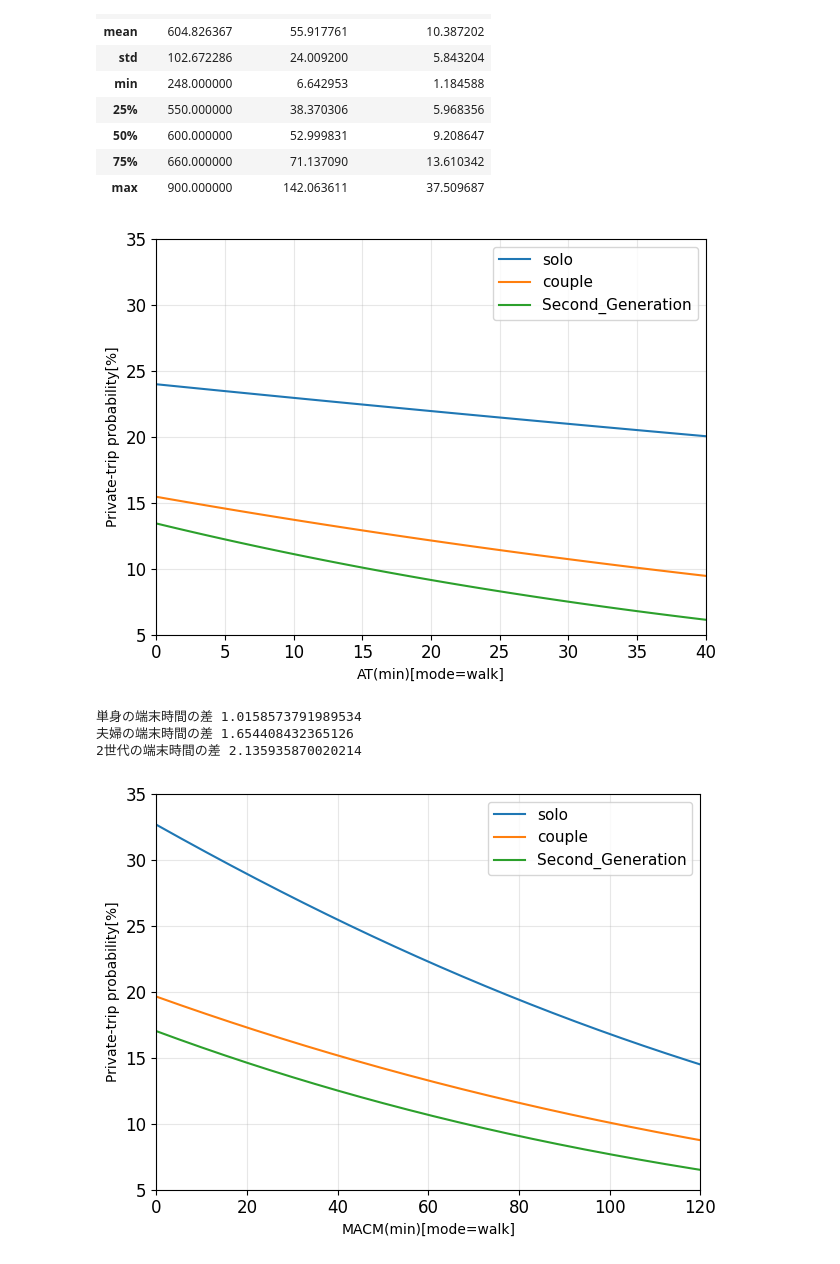
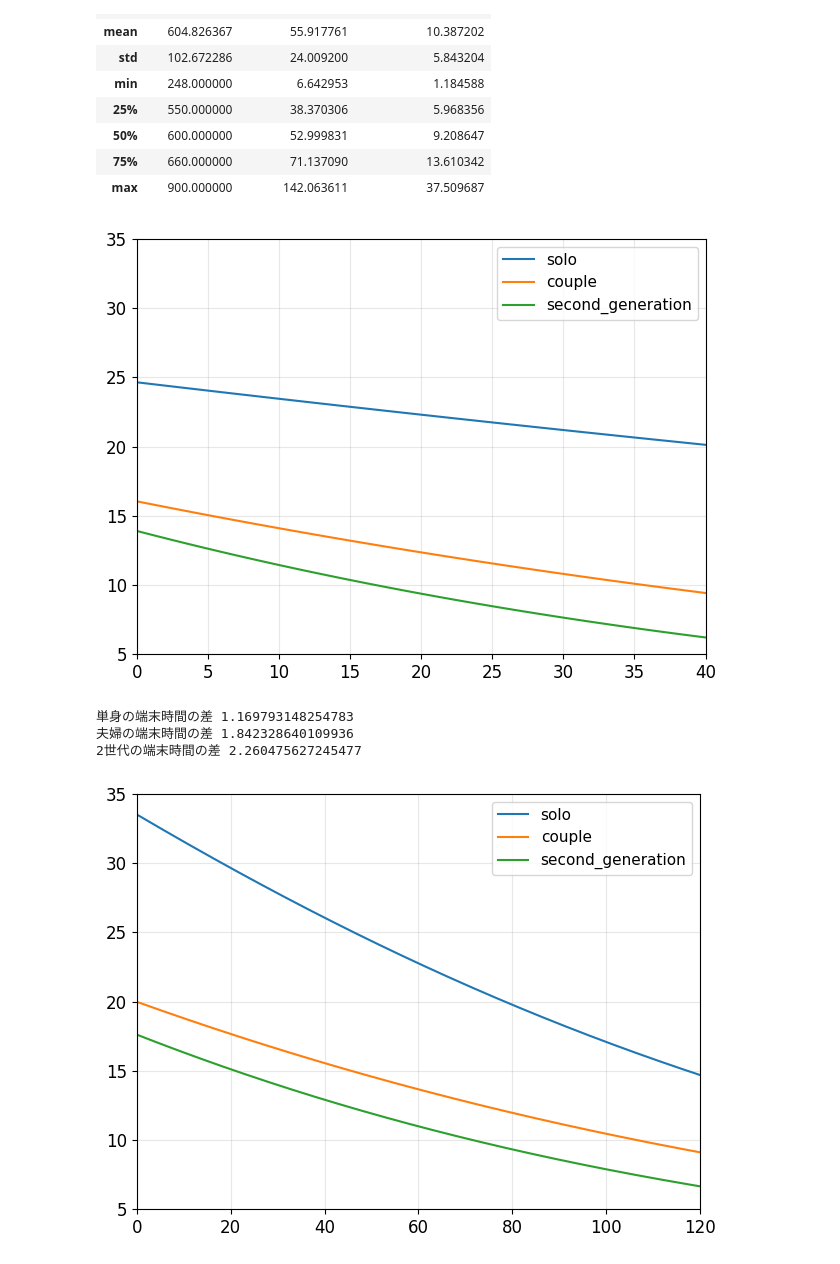
Before and after one commit to MITSUKI-cv/estimate, a Jupyter notebook: notebooks/using_model/two_choice_logit5_HHT.ipynb, the cells around one changed output. Drawn from its saved outputs; the diff is of its cells as text; code cells hidden in the pictures.

Commit message:
syou300への変更

```diff
--- a/notebooks/using_model/two_choice_logit5_HHT.ipynb
+++ b/notebooks/using_model/two_choice_logit5_HHT.ipynb
@@ -111,7 +111,7 @@ PRITRIP   = Variable("PriTrip")                 # 目的変数（0/1）
 MACM_min  = Variable("MainlineTime[m]")         # 本線（分）
 WORK_min  = Variable("WorkTime[m]")             # 就業（分）
 HHM       = Variable("HouseholdMembers(all)")   # 世帯人数
-LU        = Variable("near_area_syou")          # 駅土地利用指標
+LU        = Variable("near_area_syou300")       # 駅土地利用指標
 AT_min    = Variable("AccessTime_used[m]")      # その日の実際の端末時間（分）
 MODE      = Variable("first_transportation")    # 1:歩, 2:自転車, 4:バス, 5:車
 
@@ -214,7 +214,7 @@ PRITRIP   = Variable("PriTrip")                 # 目的変数（0/1）
 MACM_min  = Variable("MainlineTime[m]")         # 本線（分）
 WORK_min  = Variable("WorkTime[m]")             # 就業（分）
 HHM       = Variable("HouseholdMembers(all)")   # 世帯人数
-LU        = Variable("near_area_syou")          # 駅土地利用指標
+LU        = Variable("near_area_syou300")       # 駅土地利用指標
 AT_min    = Variable("AccessTime_used[m]")      # その日の実際の端末時間（分）
 MODE      = Variable("first_transportation")    # 1:歩, 2:自転車, 4:バス, 5:車
 
@@ -317,7 +317,7 @@ PRITRIP   = Variable("PriTrip")                 # 目的変数（0/1）
 MACM_min  = Variable("MainlineTime[m]")         # 本線（分）
 WORK_min  = Variable("WorkTime[m]")             # 就業（分）
 HHM       = Variable("HouseholdMembers(all)")   # 世帯人数
-LU        = Variable("near_area_syou")          # 駅土地利用指標
+LU        = Variable("near_area_syou300")       # 駅土地利用指標
 AT_min    = Variable("AccessTime_used[m]")      # その日の実際の端末時間（分）
 MODE      = Variable("first_transportation")    # 1:歩, 2:自転車, 4:バス, 5:車
 
@@ -466,12 +466,12 @@ P_SG = P_walk(beta_SG, AT)
 plt.figure()
 plt.plot(AT, P_solo*100, label="solo")
 plt.plot(AT, P_couple*100, label="couple")
-plt.plot(AT, P_SG*100, label="Second_Generation")
+plt.plot(AT, P_SG*100, label="second_generation")
 
 plt.xticks(fontsize=12)
 plt.yticks(fontsize=12)
-plt.xlabel("AT(min)[mode=walk]")
-plt.ylabel("Private-trip probability[%]")
+#plt.xlabel("AT(min)[mode=walk]")
+#plt.ylabel("Private-trip probability[%]")
 plt.xlim(0, 40)
 plt.ylim(5, 35)
 plt.grid(True, alpha=0.3)
@@ -479,7 +479,7 @@ plt.legend(fontsize=11)
 plt.tight_layout()
 plt.show()
 # %% [output]
-[figure, old version]
+[figure, new version]
 # %%
 # 具体的な数値を算出
 P_solo_5 = P_walk(beta_solo, 5)
@@ -492,9 +492,9 @@ print("単身の端末時間の差", (P_solo_5 - P_solo_15)*100)
 print("夫婦の端末時間の差", (P_couple_5 - P_couple_15)*100)
 print("2世代の端末時間の差", (P_SG_5 - P_SG_15)*100)
 # %% [output]
-単身の端末時間の差 1.0158573791989534
-夫婦の端末時間の差 1.654408432365126
-2世代の端末時間の差 2.135935870020214
+単身の端末時間の差 1.169793148254783
+夫婦の端末時間の差 1.842328640109936
+2世代の端末時間の差 2.260475627245477
 # %%
 # 男女モデルによるメイン時間の感度分析
 # 固定値
@@ -518,37 +518,37 @@ MACM = np.arange(0, 120 + 0.5, 0.5)
 
 def P_MACM(beta, MACM_array):
     V = (
         beta["ASC_YES"]
         + beta["B_WORKTIME"] * work_time
         + beta["B_N_EKI_SCORE"] * lu
         + beta["B_MACMTIME"] * (MACM_array/60)
         + beta["B_AT_WALK"] * AccessTime
     )
     return logistic(V)
 
 P_solo = P_MACM(beta_solo, MACM)
 P_couple = P_MACM(beta_couple, MACM)
 P_SG = P_MACM(beta_SG, MACM)
 
 
 # 描画
 plt.figure()
 plt.plot(MACM, P_solo*100, label="solo")
 plt.plot(MACM, P_couple*100, label="couple")
-plt.plot(MACM, P_SG*100, label="Second_Generation")
+plt.plot(MACM, P_SG*100, label="second_generation")
 
 plt.xticks(fontsize=12)
 plt.yticks(fontsize=12)
-plt.xlabel("MACM(min)[mode=walk]")
-plt.ylabel("Private-trip probability[%]")
+#plt.xlabel("MACM(min)[mode=walk]")
+#plt.ylabel("Private-trip probability[%]")
 plt.xlim(0, 120)
 plt.ylim(5, 35)
 plt.grid(True, alpha=0.3)
 plt.legend(fontsize=11)
 plt.tight_layout()
 plt.show()
 # %% [output]
-[figure, old version]
+[figure, new version]
 # %%
 # 具体的な数値を算出
 P_solo_20 = P_MACM(beta_solo, 20)
```
Also changed, not shown: parts of 7 cells of this notebook, 1 other file.
